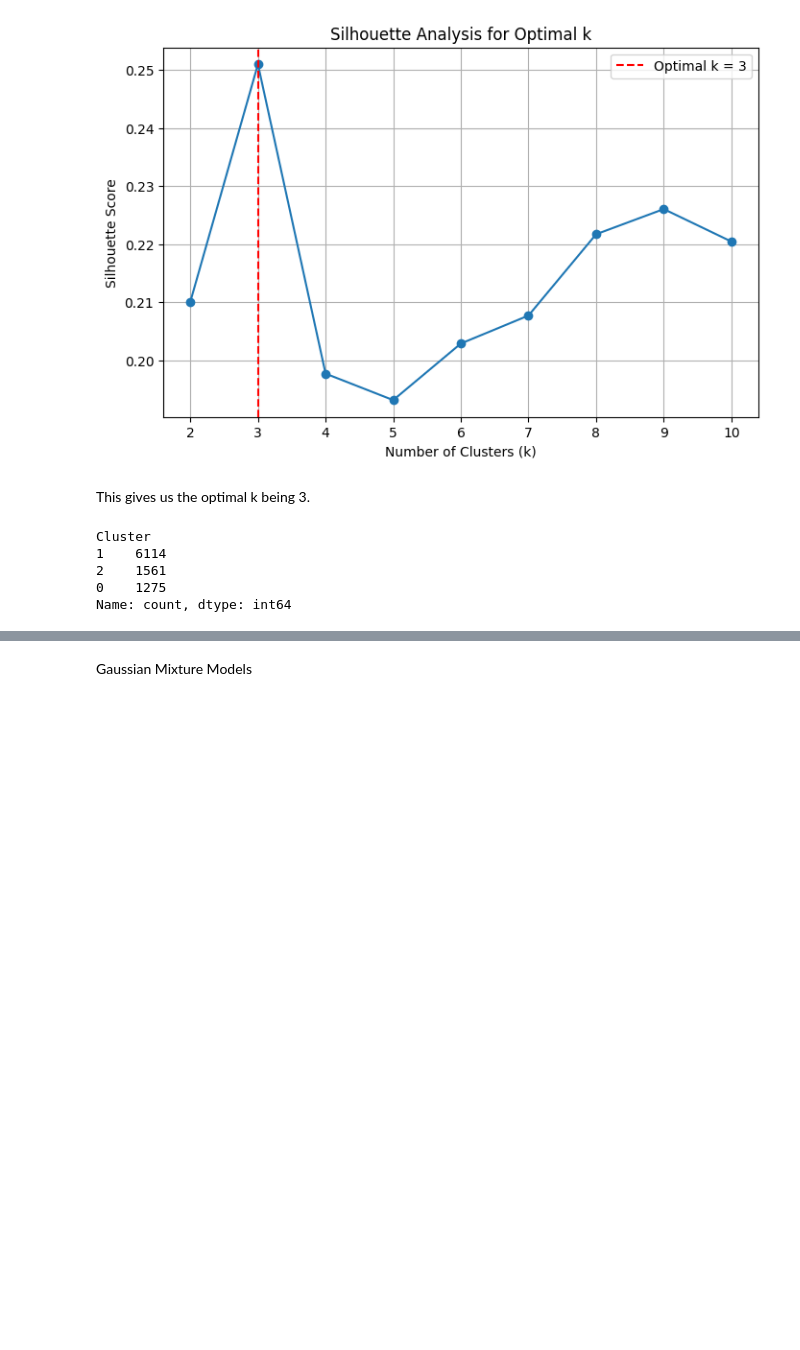
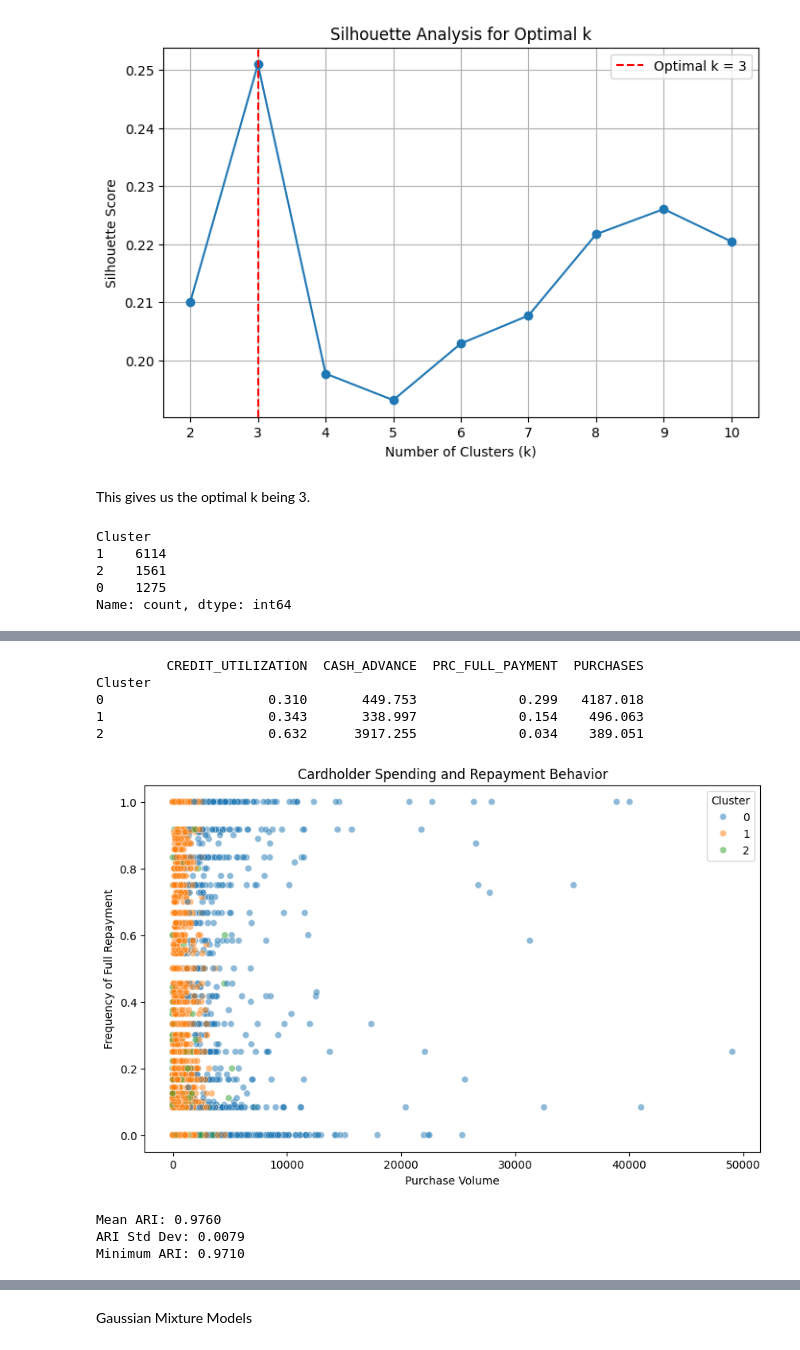
Before and after one commit to Bmmcdonnell/STAT-6250-Final-Project, a Jupyter notebook: Kmeans_GmmComparison.ipynb, the cells around one changed output, grey strips where cells are left out. Drawn from its saved outputs; the diff is of its cells as text; code cells hidden in the pictures; blank space fills up the shorter version.

```diff
--- a/Kmeans_GmmComparison.ipynb
+++ b/Kmeans_GmmComparison.ipynb
@@ -275,0 +454,67 @@ Name: count, dtype: int64
+# %%
+df_clustered["CREDIT_UTILIZATION"] = (
+    df_clustered["BALANCE"] /
+    df_clustered["CREDIT_LIMIT"].replace(0, np.nan)
+)
+
+risk_features = [
+    "CREDIT_UTILIZATION",
+    "CASH_ADVANCE",
+    "PRC_FULL_PAYMENT",
+    "PURCHASES"
+]
+
+print(
+    df_clustered.groupby("Cluster")[risk_features]
+    .mean()
+    .round(3)
+)
+# %% [output]
+         CREDIT_UTILIZATION  CASH_ADVANCE  PRC_FULL_PAYMENT  PURCHASES
+Cluster
+0                     0.310       449.753             0.299   4187.018
+1                     0.343       338.997             0.154    496.063
+2                     0.632      3917.255             0.034    389.051
+# %%
+plt.figure(figsize=(10, 6))
+
+sns.scatterplot(
+    data=df_clustered,
+    x="PURCHASES",
+    y="PRC_FULL_PAYMENT",
+    hue="Cluster",
+    palette="tab10",
+    alpha=0.5
+)
+
+plt.xlabel("Purchase Volume")
+plt.ylabel("Frequency of Full Repayment")
+plt.title("Cardholder Spending and Repayment Behavior")
+plt.show()
+# %% [output]
+[figure, added]
+# %%
+from sklearn.metrics import adjusted_rand_score
+
+stability_scores = []
+
+for seed in range(20):
+
+    model = KMeans(
+        n_clusters=optimal_k,
+        random_state=seed,
+        n_init=10
+    )
+
+    new_labels = model.fit_predict(X_scaled)
+
+    ari = adjusted_rand_score(clusters, new_labels)
+    stability_scores.append(ari)
+
+print(f"Mean ARI: {np.mean(stability_scores):.4f}")
+print(f"ARI Std Dev: {np.std(stability_scores):.4f}")
+print(f"Minimum ARI: {np.min(stability_scores):.4f}")
+# %% [output]
+Mean ARI: 0.9760
+ARI Std Dev: 0.0079
+Minimum ARI: 0.9710
```
Also changed, not shown: parts of 17 cells of this notebook.
